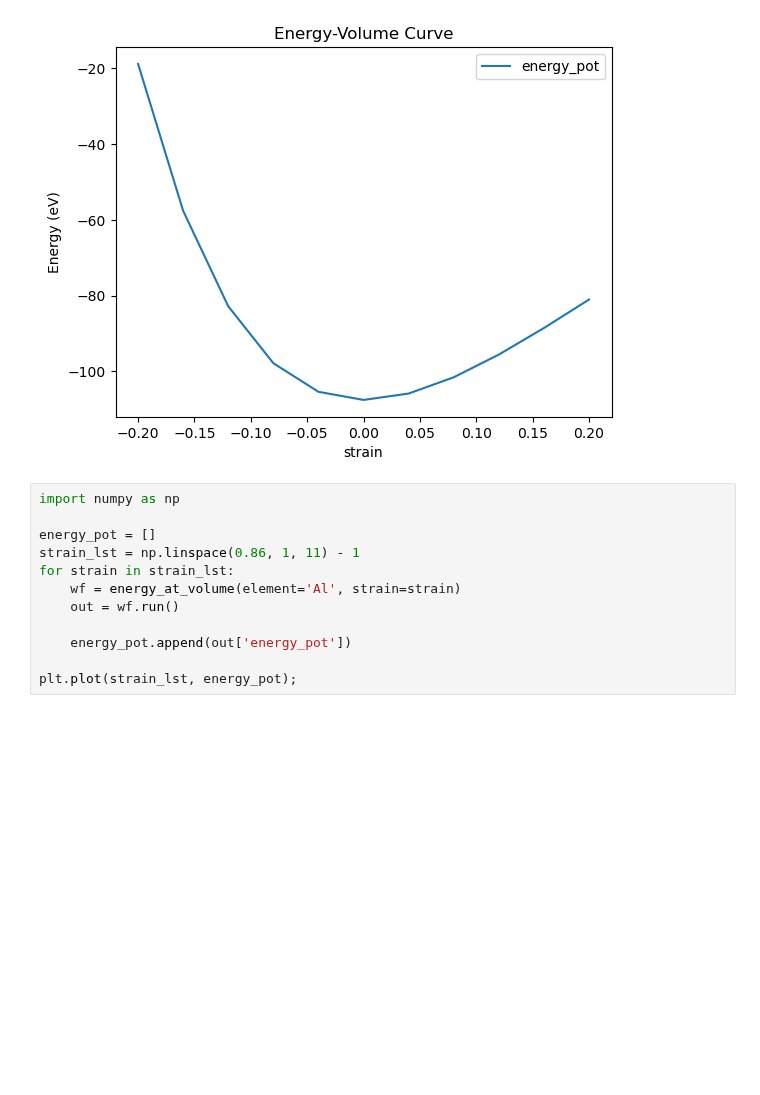
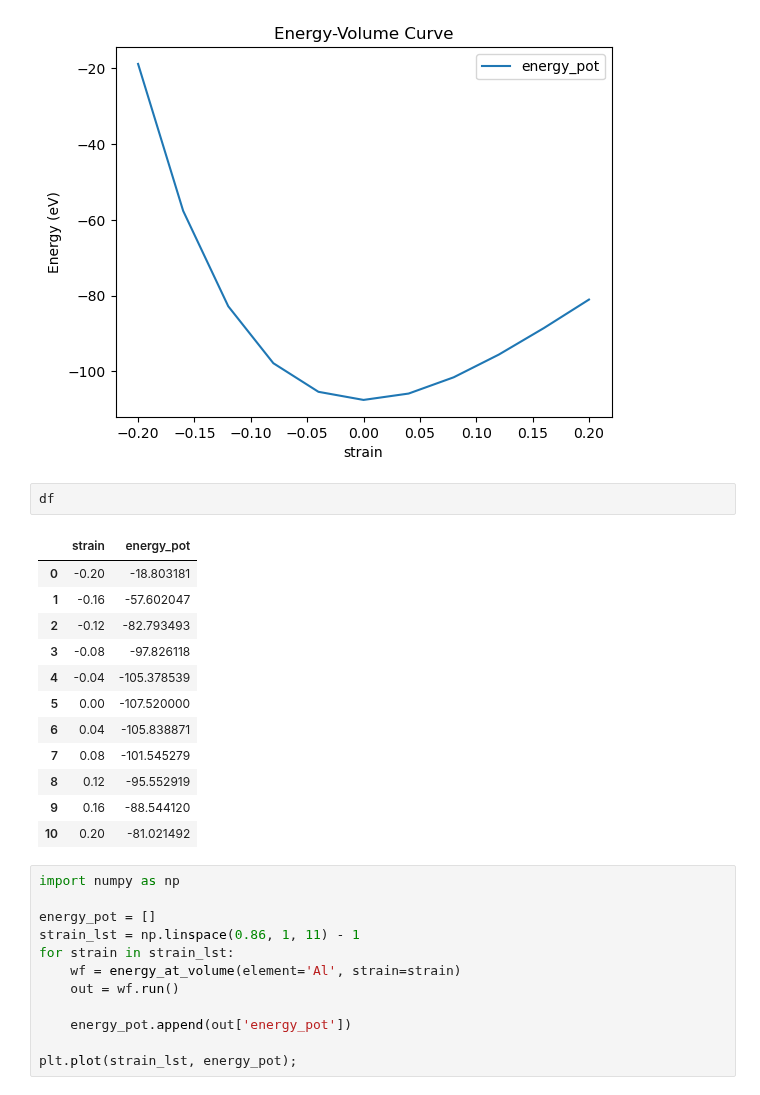
Before and after one commit to pyiron/node_library, a Jupyter notebook: notebooks/pyiron_like_workflows.ipynb, the cells around one changed output. Drawn from its saved outputs; the diff is of its cells as text; blank space fills up the shorter version.

```diff
--- a/notebooks/pyiron_like_workflows.ipynb
+++ b/notebooks/pyiron_like_workflows.ipynb
@@ -136,6 +158,21 @@ Collect:  static
 Collect:  static
 Collect:  static
 [figure]
+# %%
+df
+# %% [output]
+|  | strain | energy_pot |
+| 0 | -0.20 | -18.803181 |
+| 1 | -0.16 | -57.602047 |
+| 2 | -0.12 | -82.793493 |
+| 3 | -0.08 | -97.826118 |
+| 4 | -0.04 | -105.378539 |
+| 5 | 0.00 | -107.520000 |
+| 6 | 0.04 | -105.838871 |
+| 7 | 0.08 | -101.545279 |
+| 8 | 0.12 | -95.552919 |
+| 9 | 0.16 | -88.544120 |
+| 10 | 0.20 | -81.021492 |
 # %%
 import numpy as np
 
```
Also changed, not shown: parts of 9 cells of this notebook, 12 other files.
